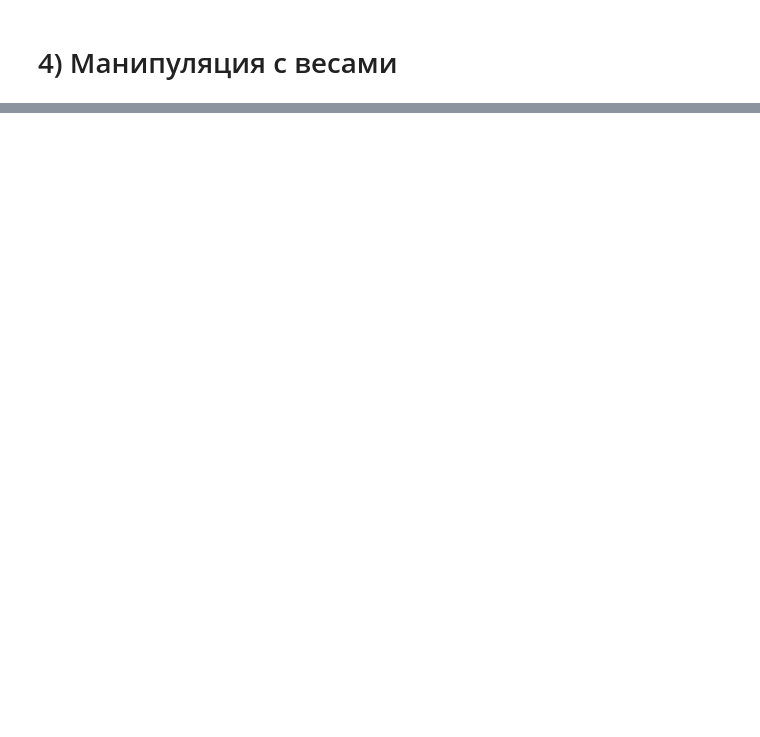
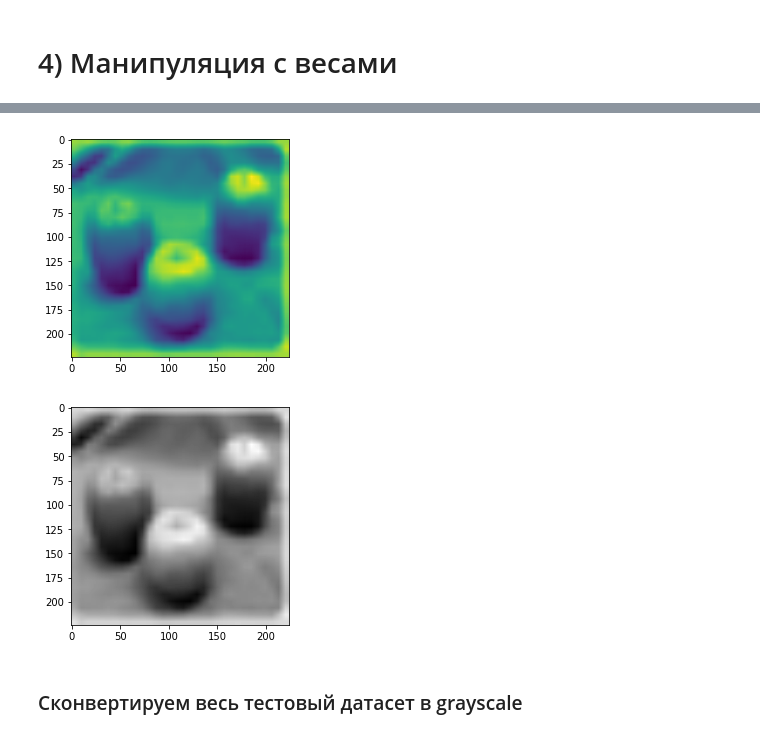
Before and after one commit to DenisKabanov/instruments_of_intellectual_data_analysis, a Jupyter notebook: 3) NN fine-tuning and performance measurement/task3.ipynb, the cells around one changed output, grey strips where cells are left out. Cells and saved outputs as stored; diff of their text form; code cells hidden in the pictures; blank space fills up the shorter version.

```diff
--- a/3) NN fine-tuning and performance measurement/task3.ipynb
+++ b/3) NN fine-tuning and performance measurement/task3.ipynb
@@ -585,0 +750,4 @@ ConfusionMatrixDisplay(confusion_matrix=confusion_matrix_finetuned, display_labe
+# %%
+gray_image = torchvision.transforms.functional.rgb_to_grayscale(rgb_image) # конвертируем изображение в grayscale
+# 0.299∙Red + 0.587∙Green + 0.114∙Blue
+gray_image # shape (1, 224, 224)
@@ -585,0 +762,10 @@ ConfusionMatrixDisplay(confusion_matrix=confusion_matrix_finetuned, display_labe
+# %%
+plt.imshow(gray_image.permute(1, 2, 0)) # вывод изображения с одним каналом
+plt.show() # вывод изображения
+plt.imshow(gray_image.permute(1, 2, 0), cmap='gray') # используем cmap для grayscale изображений
+plt.show() # вывод изображения
+# %% [output]
+[figure, added]
+[figure, added]
+# %% [markdown]
+### Сконвертируем весь тестовый датасет в grayscale
```
Also changed, not shown: parts of 61 cells of this notebook, 4 other files.
